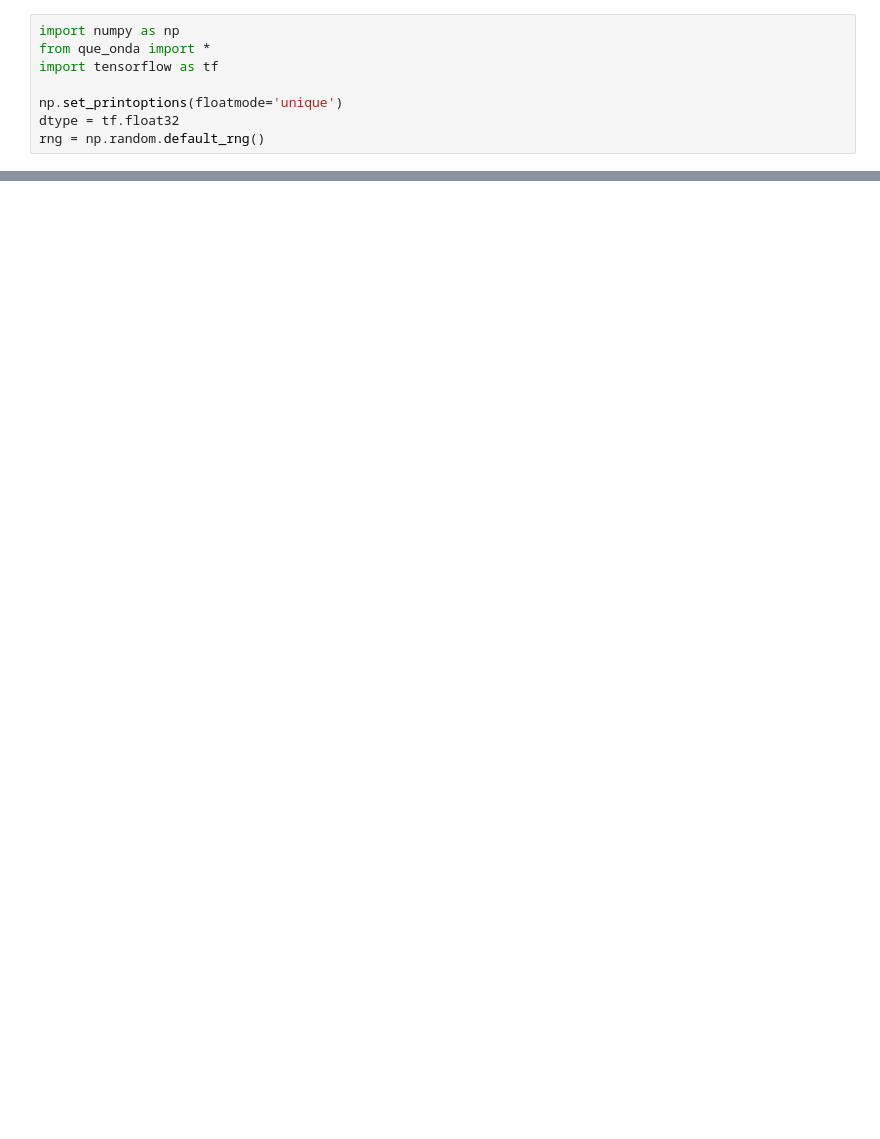
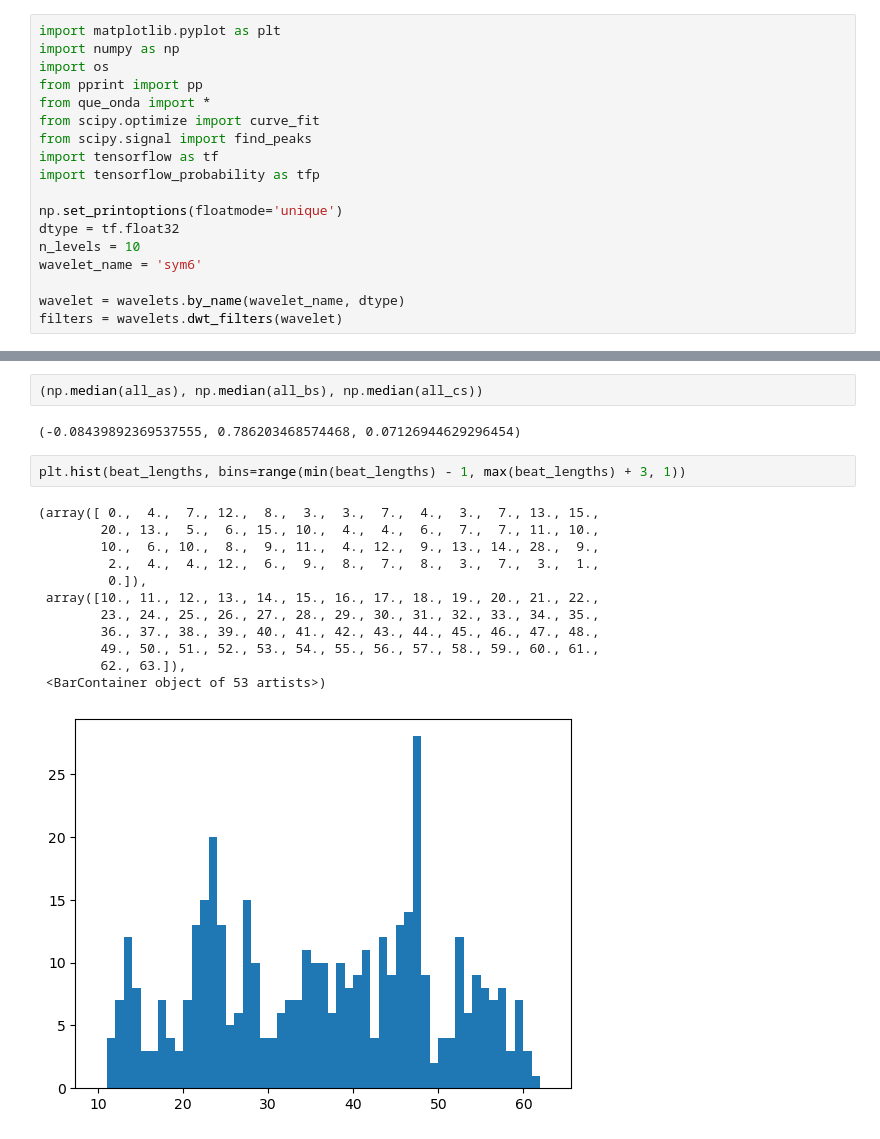
Before and after one commit to zobar/phasic, a Jupyter notebook: wavelets.ipynb, the cells around one changed output, grey strips where cells are left out. Saved outputs shown, nothing was run; the diff lists cells and outputs as text; blank space fills up the shorter version.

Commit message:
wip: beat detection

```diff
--- a/wavelets.ipynb
+++ b/wavelets.ipynb
@@ -1,9 +1,19 @@
 # %%
+import matplotlib.pyplot as plt
 import numpy as np
+import os
+from pprint import pp
 from que_onda import *
+from scipy.optimize import curve_fit
+from scipy.signal import find_peaks
 import tensorflow as tf
+import tensorflow_probability as tfp
 
 np.set_printoptions(floatmode='unique')
 dtype = tf.float32
-rng = np.random.default_rng()
+n_levels = 10
+wavelet_name = 'sym6'
+
+wavelet = wavelets.by_name(wavelet_name, dtype)
+filters = wavelets.dwt_filters(wavelet)
 # %% [output]
@@ -12 +163,20 @@ To enable the following instructions: SSE4.1 SSE4.2 AVX AVX2 AVX512F FMA, in oth
+# %%
+(np.median(all_as), np.median(all_bs), np.median(all_cs))
+# %% [output]
+(-0.08439892369537555, 0.786203468574468, 0.07126944629296454)
+# %%
+plt.hist(beat_lengths, bins=range(min(beat_lengths) - 1, max(beat_lengths) + 3, 1))
+# %% [output]
+(array([ 0.,  4.,  7., 12.,  8.,  3.,  3.,  7.,  4.,  3.,  7., 13., 15.,
+        20., 13.,  5.,  6., 15., 10.,  4.,  4.,  6.,  7.,  7., 11., 10.,
+        10.,  6., 10.,  8.,  9., 11.,  4., 12.,  9., 13., 14., 28.,  9.,
+         2.,  4.,  4., 12.,  6.,  9.,  8.,  7.,  8.,  3.,  7.,  3.,  1.,
+         0.]),
+ array([10., 11., 12., 13., 14., 15., 16., 17., 18., 19., 20., 21., 22.,
+        23., 24., 25., 26., 27., 28., 29., 30., 31., 32., 33., 34., 35.,
+        36., 37., 38., 39., 40., 41., 42., 43., 44., 45., 46., 47., 48.,
+        49., 50., 51., 52., 53., 54., 55., 56., 57., 58., 59., 60., 61.,
+        62., 63.]),
+ <BarContainer object of 53 artists>)
+[figure, added]
 # %%
```
Also changed, not shown: parts of 11 cells of this notebook, 8 other files.
